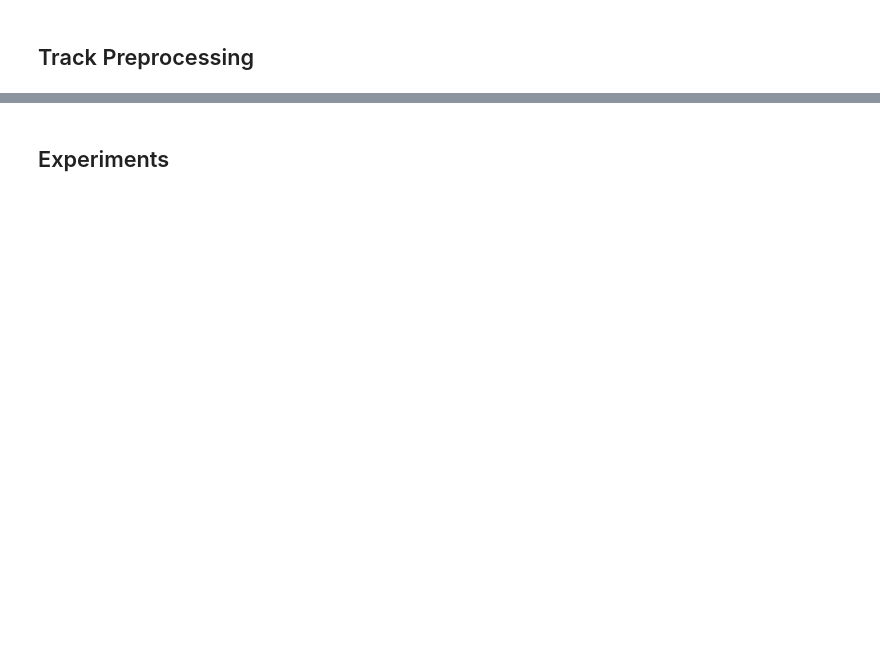
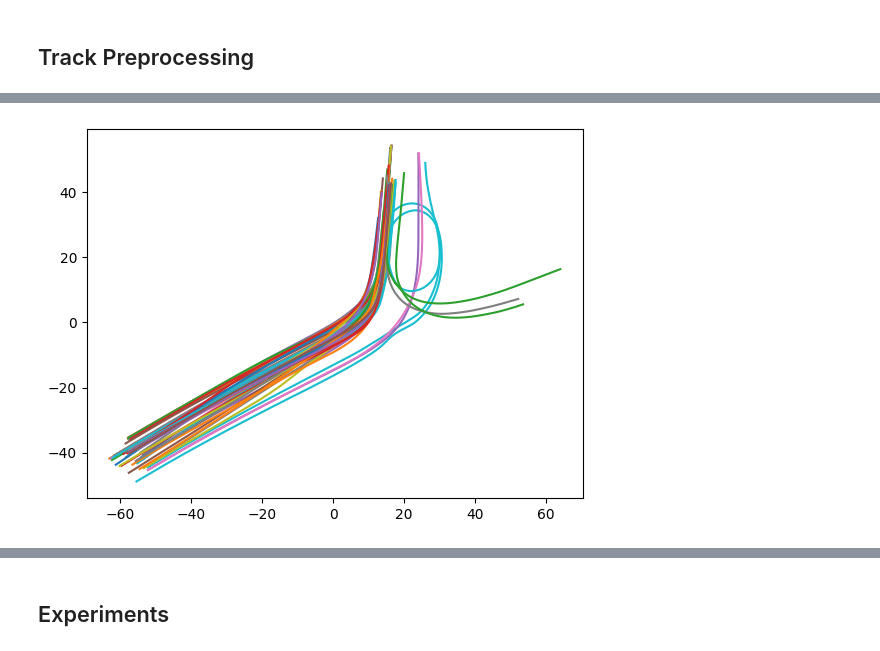
Before and after one commit to orthographiepro/ProMis, a Jupyter notebook: examples/cofi/ground-cofi-naive-all.ipynb, the cells around one changed output, grey strips where cells are left out. Saved outputs shown, nothing was run; the diff lists cells and outputs as text; code cells hidden in the pictures; blank space fills up the shorter version.

```diff
--- a/examples/cofi/ground-cofi-naive-all.ipynb
+++ b/examples/cofi/ground-cofi-naive-all.ipynb
@@ -460,30 +574,32 @@ left_side, right_side? das könnte es eleganter machen
 # %% [markdown]
 ## Track Preprocessing
-# %%
-env_index = "00"
-group = group00
-
-support = CartesianDeltaCollection.load(promis_path / f"landscape-{env_index}--sides.pkl")
 # %%
 def val_test_split(group):
-    #training_set = pd.DataFrame()
+    training_set = pd.DataFrame()
     validation_set = pd.DataFrame()
     test_set = pd.DataFrame()
 
     for inD_index in group:
         tracks, _, _, _, _ = load_inD_data(inD_index)
+        tracks = tracks[tracks["class"].isin(["car", "truck_bus", "bicycle"])]
         tracks["group"] = inD_index
+        tracks["trackId"] = inD_index + "-" + tracks["trackId"].astype(pd.StringDtype())
 
         ids = tracks["trackId"].unique()
 
-        val_start_i, test_start_i = int(0.5 * len(ids)), int(0.75 * len(ids))
-        # training_part = data[:val_start_i]
+        val_start_i, test_start_i = int(0.5 * len(ids)), int(0.7 * len(ids))
+        training_part = ids[15:val_start_i] # the first ten, fifteen cars are parking
         validation_part = ids[val_start_i:test_start_i]
         test_part = ids[test_start_i:]
 
-        # training_set = pd.concat([training_set, tracks[tracks["trackId"].isin(training_part)]], ignore_index=True)
+        training_set = pd.concat([training_set, tracks[tracks["trackId"].isin(training_part)]], ignore_index=True)
         validation_set = pd.concat([validation_set, tracks[tracks["trackId"].isin(validation_part)]], ignore_index=True)
         test_set = pd.concat([test_set, tracks[tracks["trackId"].isin(test_part)]], ignore_index=True)
-    return validation_set, test_set
+    return training_set, validation_set, test_set
+# %%
+splits = {
+    env_index: val_test_split(group)
+    for env_index, group in [("00", group00), ("07", group07), ("18", group18), ("30", group30)]
+}
 # %%
-validation_set, test_set = val_test_split(group)
+train_set, validation_set, test_set = splits["00"]
@@ -498,0 +606,19 @@ print(test_set["class"].unique())
+# %%
+def find_trajectories_in(trajectory_set: pd.DataFrame, x_bbox, y_bbox, type):
+    trajectory_set = trajectory_set[trajectory_set["class"] == type]
+    bbox_tracks = trajectory_set[
+        (trajectory_set["xCenter"] > x_bbox[0]) &
+        (trajectory_set["xCenter"] < x_bbox[1]) &
+        (trajectory_set["yCenter"] > y_bbox[0]) &
+        (trajectory_set["yCenter"] < y_bbox[1])
+    ]["trackId"]
+
+    return trajectory_set[trajectory_set["trackId"].isin(bbox_tracks)]
+
+some_curves = find_trajectories_in(validation_set, x_bbox=(10, 25), y_bbox=(15, 25), type="car")
+
+for trackId in some_curves["trackId"].unique():
+    track = some_curves[some_curves["trackId"] == trackId]
+    plt.plot(track["xCenter"], track["yCenter"])
+# %% [output]
+[figure, added]
```
Also changed, not shown: parts of 92 cells of this notebook, 4 other files.
